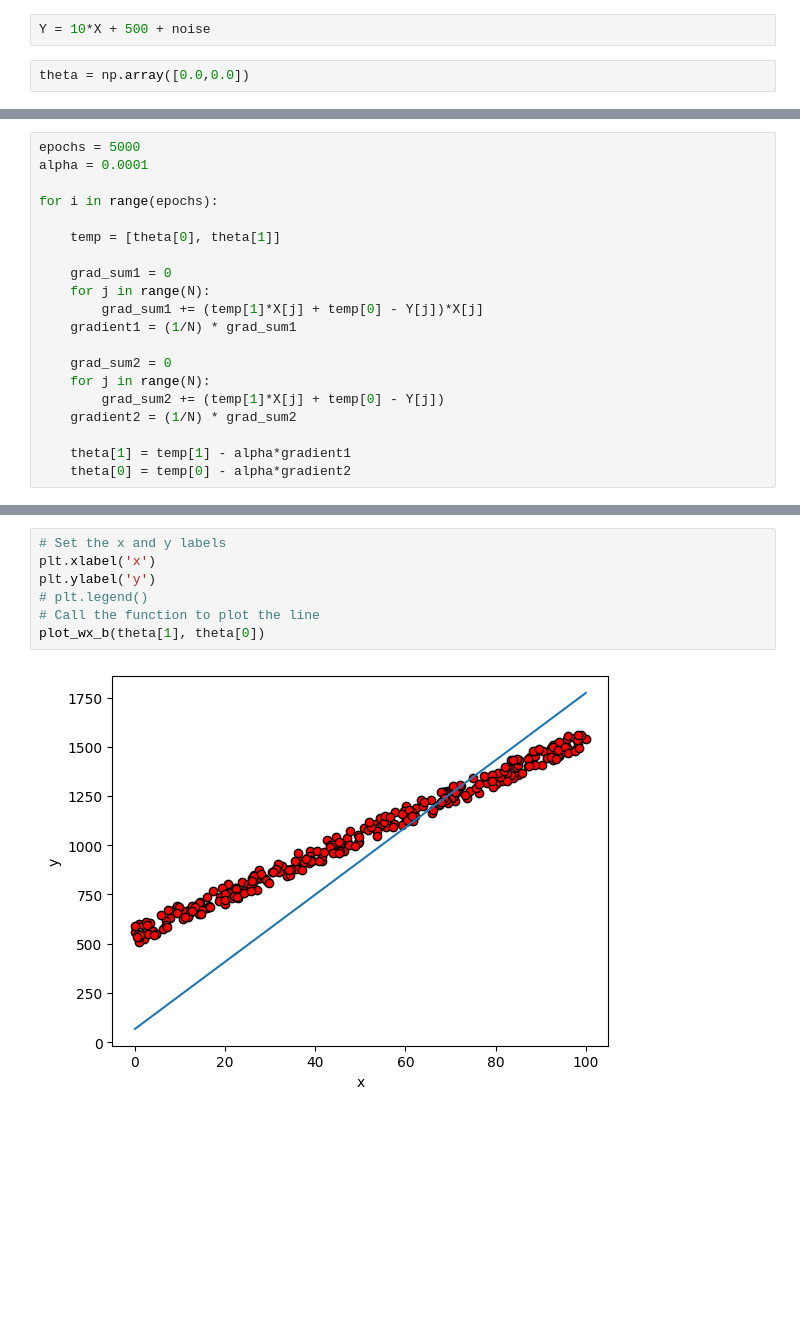
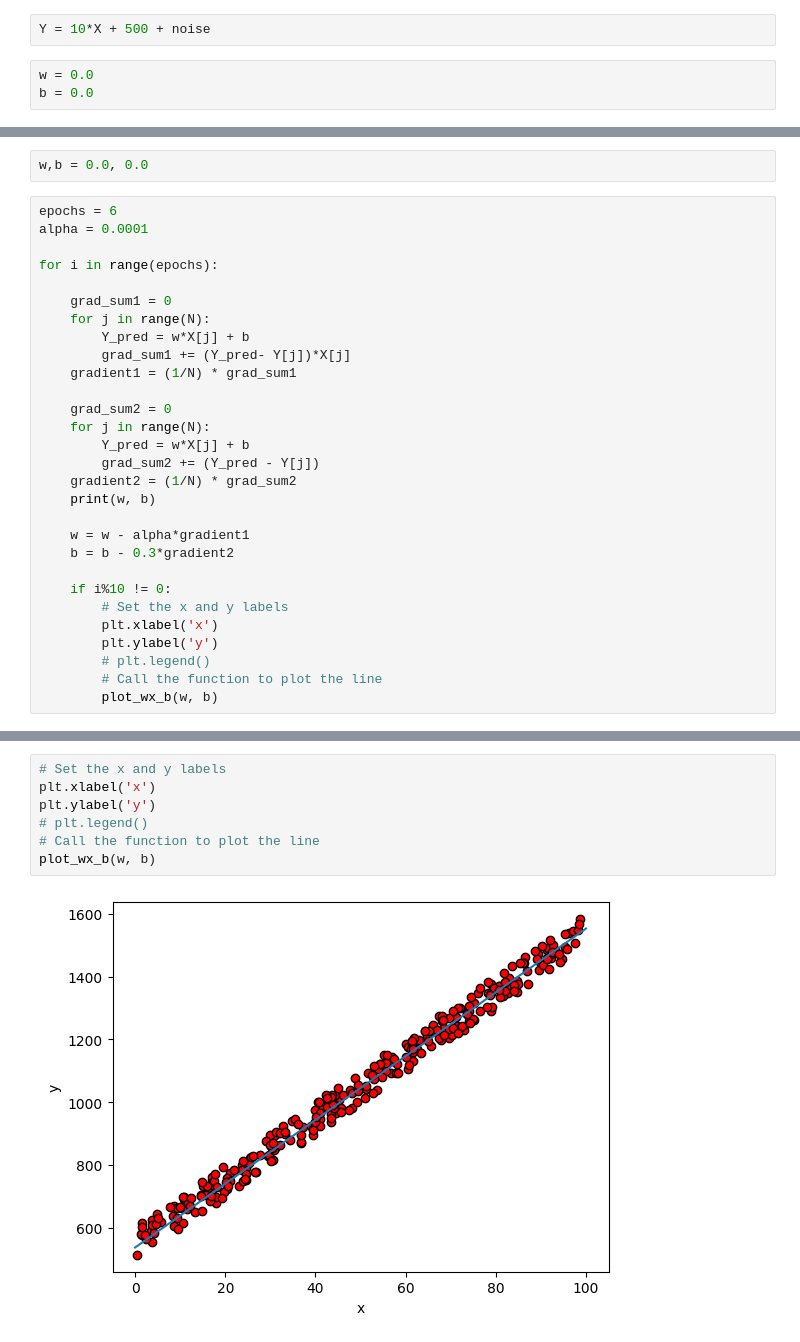
Before and after one commit to SahilLathiya/Linear-Regression, a Jupyter notebook: linear_regression.ipynb, the cells around one changed output, grey strips where cells are left out. Cells and saved outputs as stored; diff of their text form; blank space fills up the shorter version.

```diff
--- a/linear_regression.ipynb
+++ b/linear_regression.ipynb
@@ -14,7 +14,8 @@ noise = np.random.uniform(low=0, high=100, size=N)
 # %%
 Y = 10*X + 500 + noise
 # %%
-theta = np.array([0.0,0.0])
+w = 0.0
+b = 0.0
 # %%
 # Define the function to plot
 def plot_wx_b(w, b):
@@ -49,20 +89,31 @@ plt.show()
+# %%
+w,b = 0.0, 0.0
 # %%
-epochs = 5000
+epochs = 6
 alpha = 0.0001
 
 for i in range(epochs):
 
-    temp = [theta[0], theta[1]]
-
     grad_sum1 = 0
     for j in range(N):
-        grad_sum1 += (temp[1]*X[j] + temp[0] - Y[j])*X[j]
+        Y_pred = w*X[j] + b
+        grad_sum1 += (Y_pred- Y[j])*X[j]
     gradient1 = (1/N) * grad_sum1
 
     grad_sum2 = 0
     for j in range(N):
-        grad_sum2 += (temp[1]*X[j] + temp[0] - Y[j])
+        Y_pred = w*X[j] + b
+        grad_sum2 += (Y_pred - Y[j])
     gradient2 = (1/N) * grad_sum2
+    print(w, b)
 
-    theta[1] = temp[1] - alpha*gradient1
-    theta[0] = temp[0] - alpha*gradient2
+    w = w - alpha*gradient1
+    b = b - 0.3*gradient2
+
+    if i%10 != 0:
+        # Set the x and y labels
+        plt.xlabel('x')
+        plt.ylabel('y')
+        # plt.legend()
+        # Call the function to plot the line
+        plot_wx_b(w, b)
@@ -73,9 +132,9 @@ array([67.31880412, 17.06306   ])
 # %%
 # Set the x and y labels
 plt.xlabel('x')
 plt.ylabel('y')
 # plt.legend()
 # Call the function to plot the line
-plot_wx_b(theta[1], theta[0])
+plot_wx_b(w, b)
 # %% [output]
-[figure, old version]
+[figure, new version]
```
Also changed, not shown: parts of 8 cells of this notebook.
